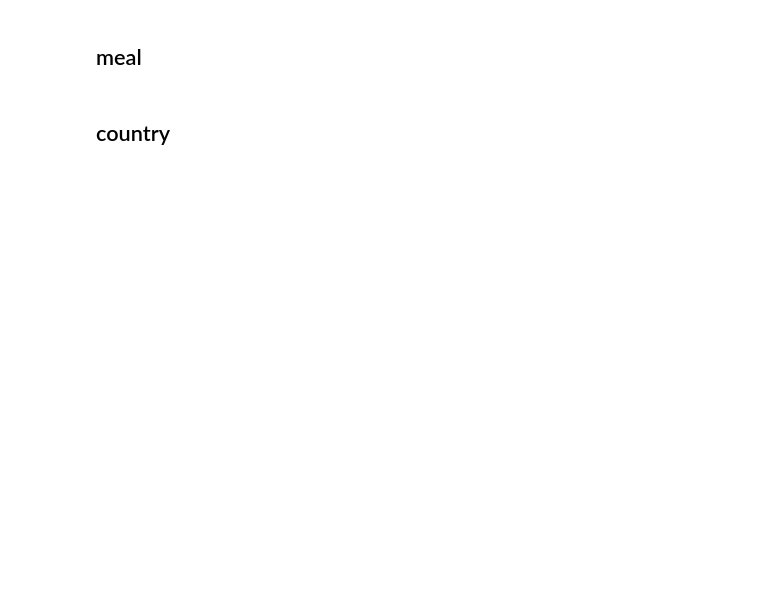
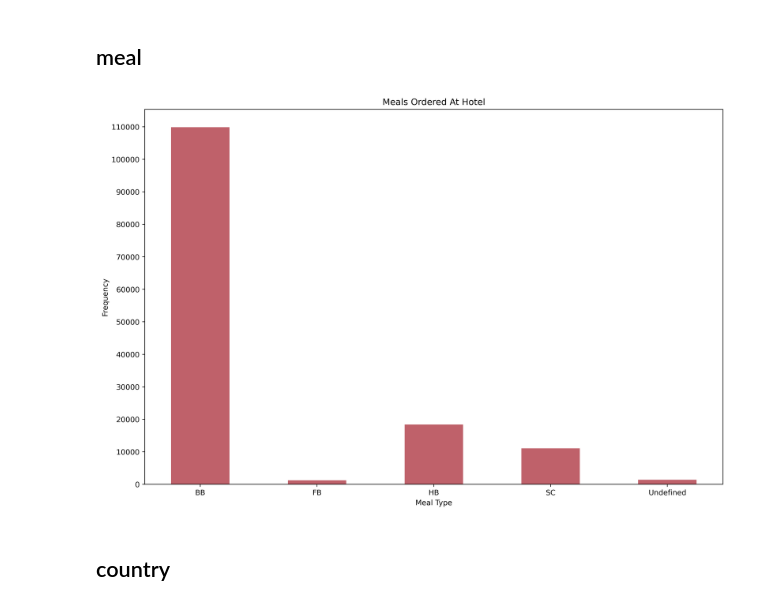
Before and after one commit to SMemic4/Hotels, a Jupyter notebook: notebooks/hotels.ipynb, the cells around one changed output. Cells and saved outputs as stored; diff of their text form; code cells hidden in the pictures; blank space fills up the shorter version.

```diff
--- a/notebooks/hotels.ipynb
+++ b/notebooks/hotels.ipynb
@@ -345,4 +390,17 @@ plt.show();
 # %% [markdown]
 ## meal
+# %%
+meal = hotel_df['meal'].value_counts().sort_index()
+plt.figure(figsize=(12,8), dpi=400)
+plt.bar(x = meal.index, height = meal.values, width = 0.5, color = fav_cols[0])
+plt.xlabel(xlabel = 'Meal Type')
+plt.ylabel(ylabel ='Frequency')
+plt.title(label = 'Meals Ordered At Hotel')
+plt.tight_layout()
+plt.yticks(ticks = list(range(0, 120000, 10000)))
+plt.savefig(os.path.join(os.getcwd(), 'outputs', 'visuals', 'Meals_Provided_At_Restaruant'))
+plt.show();
+# %% [output]
+[figure, added]
 # %% [markdown]
 ## country
```
Also changed, not shown: parts of 7 cells of this notebook.
